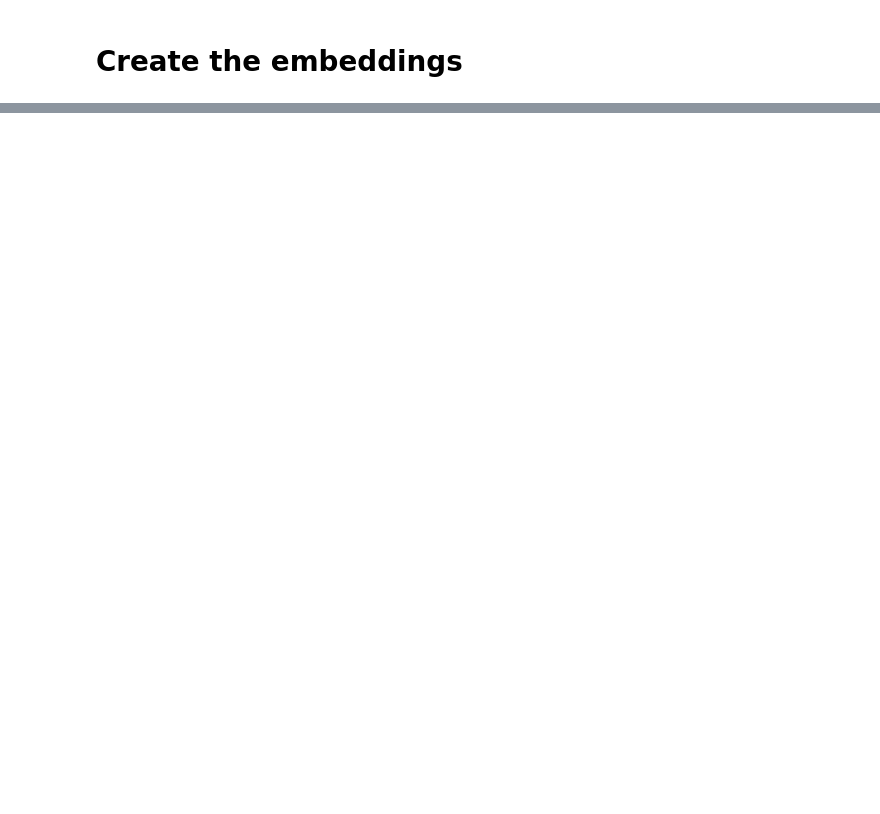
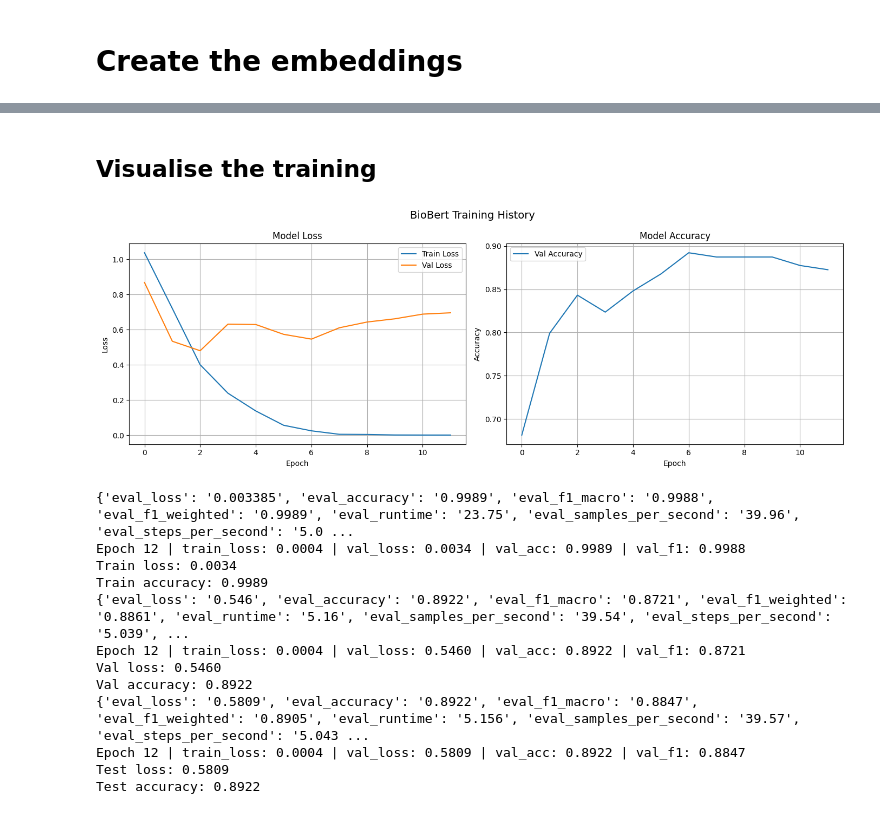
Before and after one commit to Ondralol/local-medical-triage-assistant, a Jupyter notebook: notebooks/data_processing.ipynb, the cells around one changed output, grey strips where cells are left out. Cells and saved outputs as stored; diff of their text form; code cells hidden in the pictures; blank space fills up the shorter version.

```diff
--- a/notebooks/data_processing.ipynb
+++ b/notebooks/data_processing.ipynb
@@ -322,0 +393,13 @@ combined_query("Headache, feeling weak, sore throat, cough, really tired, runny
+# %%
+# Dataset two processing
+dataset_two = pd.read_csv(ROOT + "dataset/DiseaseAndSymptoms.csv")
+display(dataset_two.head())
+# It contains columns with symptoms, we need to create one column that contains all symptoms concatenated
+# Combine all the symptoms that are not empty
+dataset_two["symptoms"] = dataset_two.iloc[:, 1:].apply(
+    lambda row: ",".join(row.dropna().astype(str).str.replace("_", " ")),
+    axis=1
+)
+dataset_two.rename(columns={"Disease": "disease_name"}, inplace=True)
+display(dataset_two.head())
+print(dataset_two.shape[0])
@@ -322,0 +589,7 @@ combined_query("Headache, feeling weak, sore throat, cough, really tired, runny
+# %%
+def create_bert_data(user_input):
+    query = f"Main symptoms: {user_input} + Retrieved context: {combined_query_processed(user_input, disease_name = False)}"
+    return query
+
+df_combined["bert_data"] = df_combined["symptoms"].progress_map(create_bert_data)
+display(df_combined.head())
@@ -322,0 +849,54 @@ combined_query("Headache, feeling weak, sore throat, cough, really tired, runny
+# %% [markdown]
+## Visualise the training
+# %%
+import matplotlib.pyplot as plt
+fig, (ax1, ax2) = plt.subplots(1, 2, figsize=(14, 5))
+
+# Accuracy plot
+ax1.plot(metrics_callback.history["train_loss"], label='Train Loss')
+ax1.plot(metrics_callback.history["val_loss"], label='Val Loss')
+ax1.set_title('Model Loss')
+ax1.set_xlabel('Epoch')
+ax1.set_ylabel('Loss')
+ax1.legend()
+ax1.grid(True)
+
+# Loss plot
+ax2.plot(metrics_callback.history["val_accuracy"], label='Val Accuracy')
+ax2.set_title('Model Accuracy')
+ax2.set_xlabel('Epoch')
+ax2.set_ylabel('Accuracy')
+ax2.legend()
+ax2.grid(True)
+
+plt.suptitle('BioBert Training History', fontsize=14)
+plt.tight_layout()
+plt.savefig('training_history_biobert.png', dpi=150, bbox_inches='tight')
+plt.show()
+
+
+train_metrics = trainer.evaluate(train_ds)
+print(f"Train loss: {train_metrics['eval_loss']:.4f}")
+print(f"Train accuracy: {train_metrics['eval_accuracy']:.4f}")
+
+val_metrics = trainer.evaluate(val_ds)
+print(f"Val loss: {val_metrics['eval_loss']:.4f}")
+print(f"Val accuracy: {val_metrics['eval_accuracy']:.4f}")
+
+test_metrics = trainer.evaluate(test_ds)
+print(f"Test loss: {test_metrics['eval_loss']:.4f}")
+print(f"Test accuracy: {test_metrics['eval_accuracy']:.4f}")
+# %% [output]
+[figure, added]
+{'eval_loss': '0.003385', 'eval_accuracy': '0.9989', 'eval_f1_macro': '0.9988', 'eval_f1_weighted': '0.9989', 'eval_runtime': '23.75', 'eval_samples_per_second': '39.96', 'eval_steps_per_second': '5.0 ...
+Epoch 12 | train_loss: 0.0004 | val_loss: 0.0034 | val_acc: 0.9989 | val_f1: 0.9988
+Train loss: 0.0034
+Train accuracy: 0.9989
+{'eval_loss': '0.546', 'eval_accuracy': '0.8922', 'eval_f1_macro': '0.8721', 'eval_f1_weighted': '0.8861', 'eval_runtime': '5.16', 'eval_samples_per_second': '39.54', 'eval_steps_per_second': '5.039', ...
+Epoch 12 | train_loss: 0.0004 | val_loss: 0.5460 | val_acc: 0.8922 | val_f1: 0.8721
+Val loss: 0.5460
+Val accuracy: 0.8922
+{'eval_loss': '0.5809', 'eval_accuracy': '0.8922', 'eval_f1_macro': '0.8847', 'eval_f1_weighted': '0.8905', 'eval_runtime': '5.156', 'eval_samples_per_second': '39.57', 'eval_steps_per_second': '5.043 ...
+Epoch 12 | train_loss: 0.0004 | val_loss: 0.5809 | val_acc: 0.8922 | val_f1: 0.8847
+Test loss: 0.5809
+Test accuracy: 0.8922
```
Also changed, not shown: parts of 31 cells of this notebook, 1 other file.
